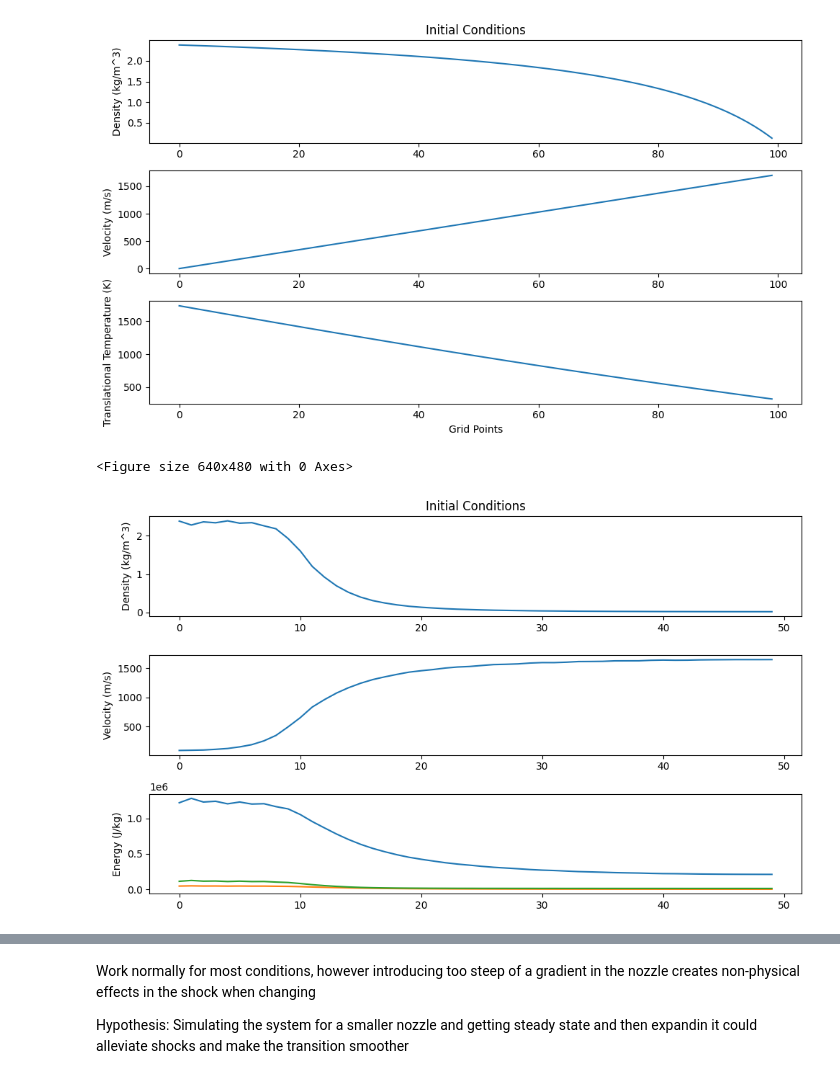
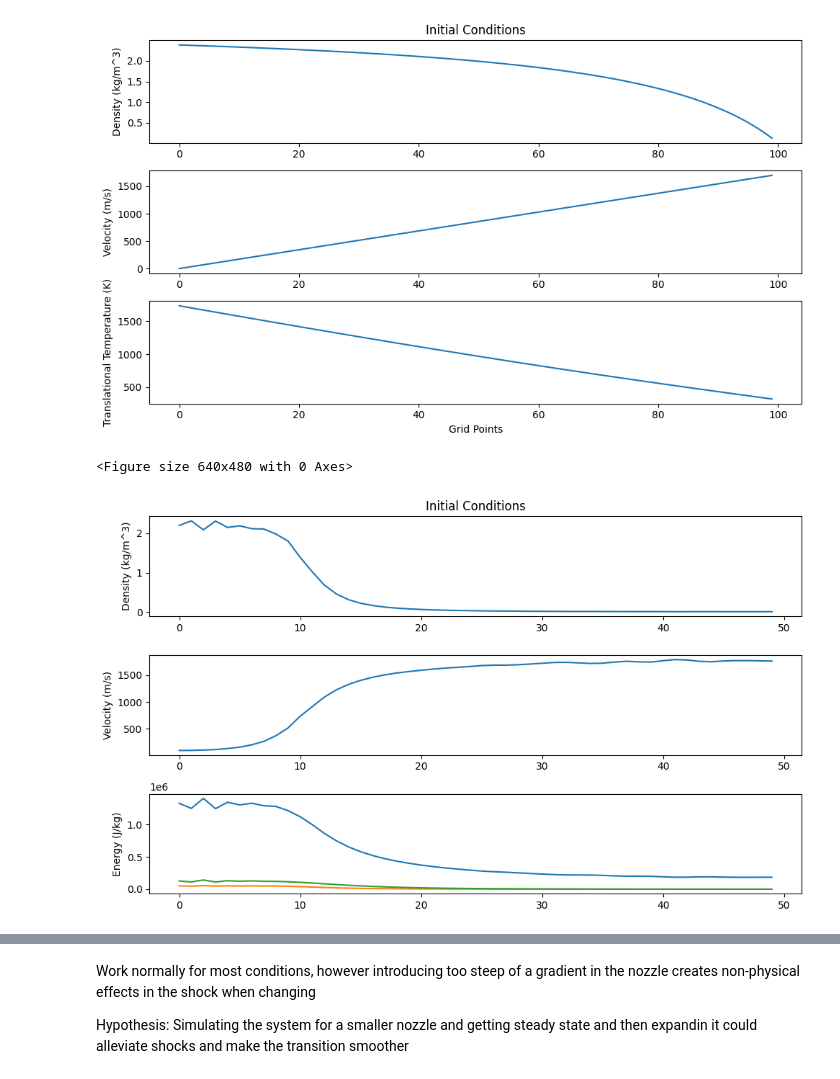
Before and after one commit to Tsuchijo/GDL_Simulation, a Jupyter notebook: notebooks/non_equib_fluid.ipynb, the cells around one changed output, grey strips where cells are left out. Cells and saved outputs as stored; diff of their text form; code cells hidden in the pictures.

```diff
--- a/notebooks/non_equib_fluid.ipynb
+++ b/notebooks/non_equib_fluid.ipynb
@@ -634,35 +634,35 @@ def generate_nozzle_geometry(length, reservoir_length, throat_length, min_A, res
         return nozzle
     return nozzle_geometry
 # %%
-length = 0.4 # m
+length = 0.5 # m
 n_points = 50
 delta_x = length / n_points
 dt = delta_x / (400 * 1) # assumption being max speed in the nozzle is less than mach 10
-time_span = 0.001
+time_span = 0.002
 P0 = 101325.0 * 10.0 # 10 atm in pascal
-T0 = 1500.0  # K
+T0 = 1600.0  # K
 
 X_CO2 = 0.09
-X_N2 = 0.9
-X_H2O = 0.01
+X_N2 = 0.85
+X_H2O = 0.06
 
-min_A = 0.01  # m^2
-reservoir_A = 0.05  # m^2
-exit_A = 0.30 # m^2
+min_A = 1.0  * (1e-3 * 25e-3) # m^2
+reservoir_A = 5.0 * (1e-3 * 25e-3) # m^2
+exit_A = 60.0* (1e-3 * 25e-3) # m^2
 
 nozzle_geom = generate_nozzle_geometry(length, length * 0.2, 0, min_A, reservoir_A, exit_A)
 y0, time_derivative = calculate_1d_flow_eqs(delta_x, n_points, P0, T0, X_CO2, X_N2, X_H2O, nozzle_geom, static_relaxation_times=True)
 
 ## Run the MacCormack integration
 sol, times = MacCormackIntegration(y0, time_derivative, dt, time_span, delta_x)
-_, time_derivative_dynamic = calculate_1d_flow_eqs(delta_x, n_points, P0, T0, X_CO2, X_N2, X_H2O, nozzle_geom, static_relaxation_times=False)
-sol, times = MacCormackIntegration(sol[-1, :], time_derivative_dynamic, dt, 0.0003, delta_x)
+# _, time_derivative_dynamic = calculate_1d_flow_eqs(delta_x, n_points, P0, T0, X_CO2, X_N2, X_H2O, nozzle_geom, static_relaxation_times=False)
+# sol, times = MacCormackIntegration(sol[-1, :], time_derivative_dynamic, dt, 0.0003, delta_x)
 
 ## Plot the results
 plot_conditions(sol[-3, :])
 # %% [output]
 <Figure size 640x480 with 0 Axes>
-[figure, old version]
+[figure, new version]
 # %%
 import numpy as np
 import matplotlib.pyplot as plt
```
Also changed, not shown: parts of 2 cells of this notebook, 5 other files.
